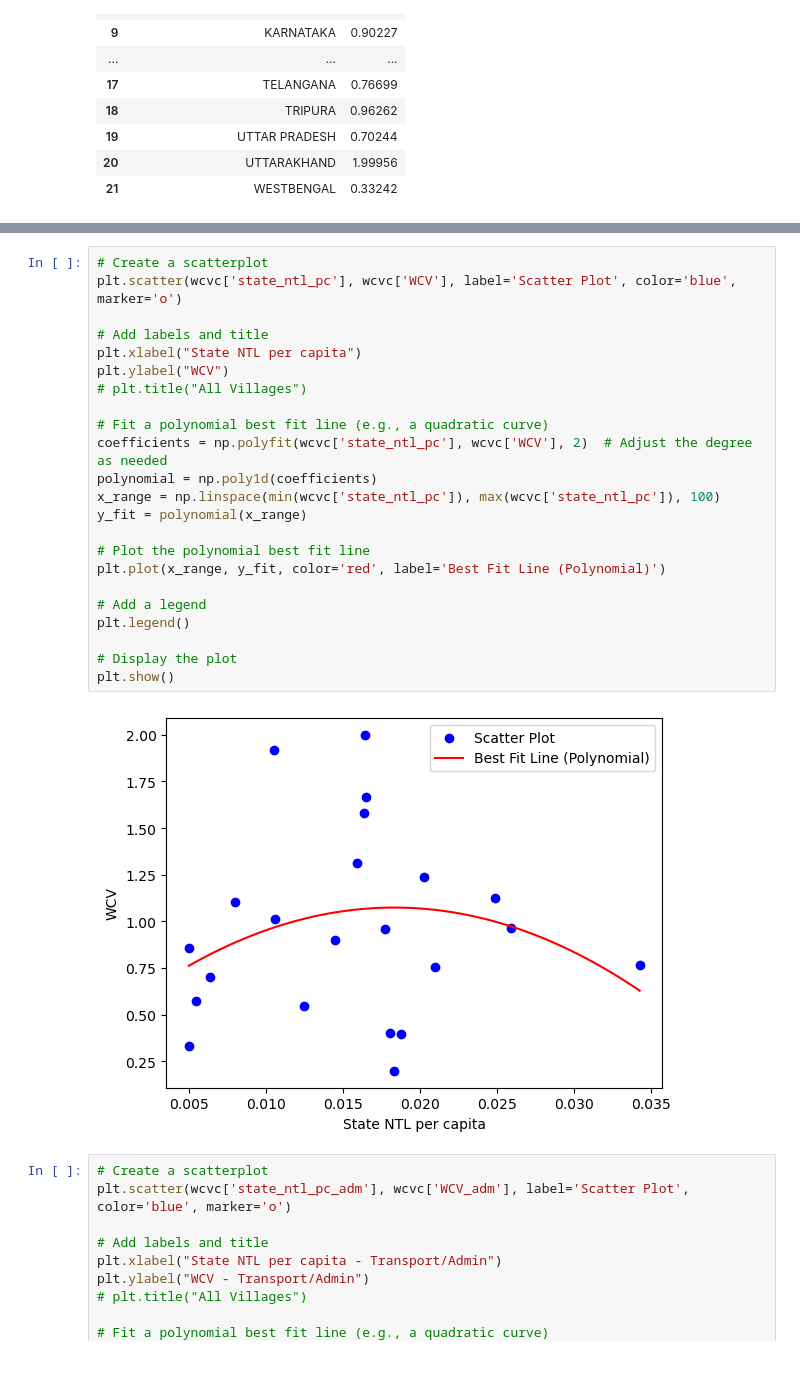
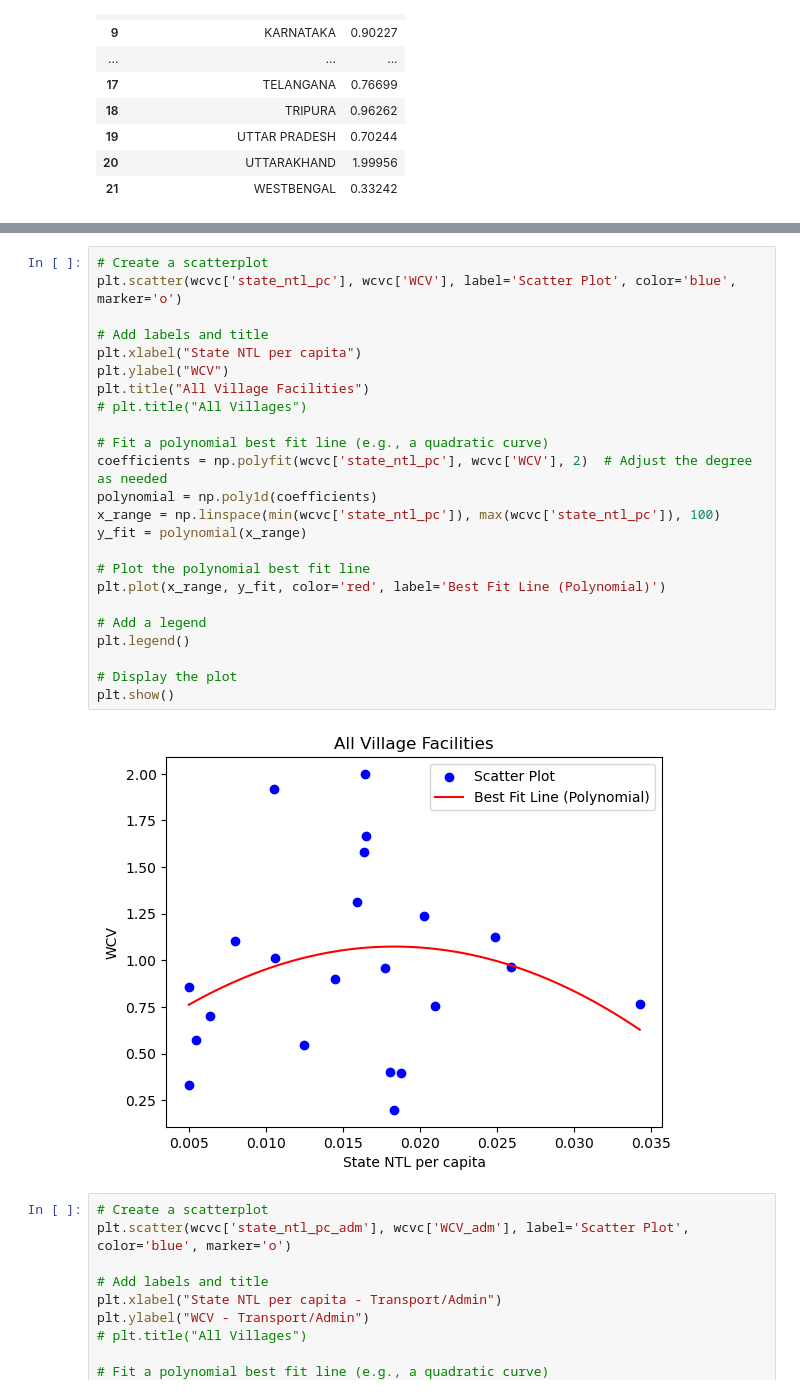
Before and after one commit to SaiSiddhardhaKalla/Master_Thesis, a Jupyter notebook: 08_WCV.ipynb, the cells around one changed output, grey strips where cells are left out. Saved outputs shown, nothing was run; the diff lists cells and outputs as text; blank space fills up the shorter version.

Commit message:
WCV graphs

```diff
--- a/08_WCV.ipynb
+++ b/08_WCV.ipynb
@@ -429,28 +429,29 @@ wcvc
 # %%
 # Create a scatterplot
 plt.scatter(wcvc['state_ntl_pc'], wcvc['WCV'], label='Scatter Plot', color='blue', marker='o')
 
 # Add labels and title
 plt.xlabel("State NTL per capita")
 plt.ylabel("WCV")
+plt.title("All Village Facilities")
 # plt.title("All Villages")
 
 # Fit a polynomial best fit line (e.g., a quadratic curve)
 coefficients = np.polyfit(wcvc['state_ntl_pc'], wcvc['WCV'], 2)  # Adjust the degree as needed
 polynomial = np.poly1d(coefficients)
 x_range = np.linspace(min(wcvc['state_ntl_pc']), max(wcvc['state_ntl_pc']), 100)
 y_fit = polynomial(x_range)
 
 # Plot the polynomial best fit line
 plt.plot(x_range, y_fit, color='red', label='Best Fit Line (Polynomial)')
 
 # Add a legend
 plt.legend()
 
 # Display the plot
 plt.show()
 # %% [output]
-[figure, old version]
+[figure, new version]
 # %%
 # Create a scatterplot
 plt.scatter(wcvc['state_ntl_pc_adm'], wcvc['WCV_adm'], label='Scatter Plot', color='blue', marker='o')
```
Also changed, not shown: parts of 2 cells of this notebook.
